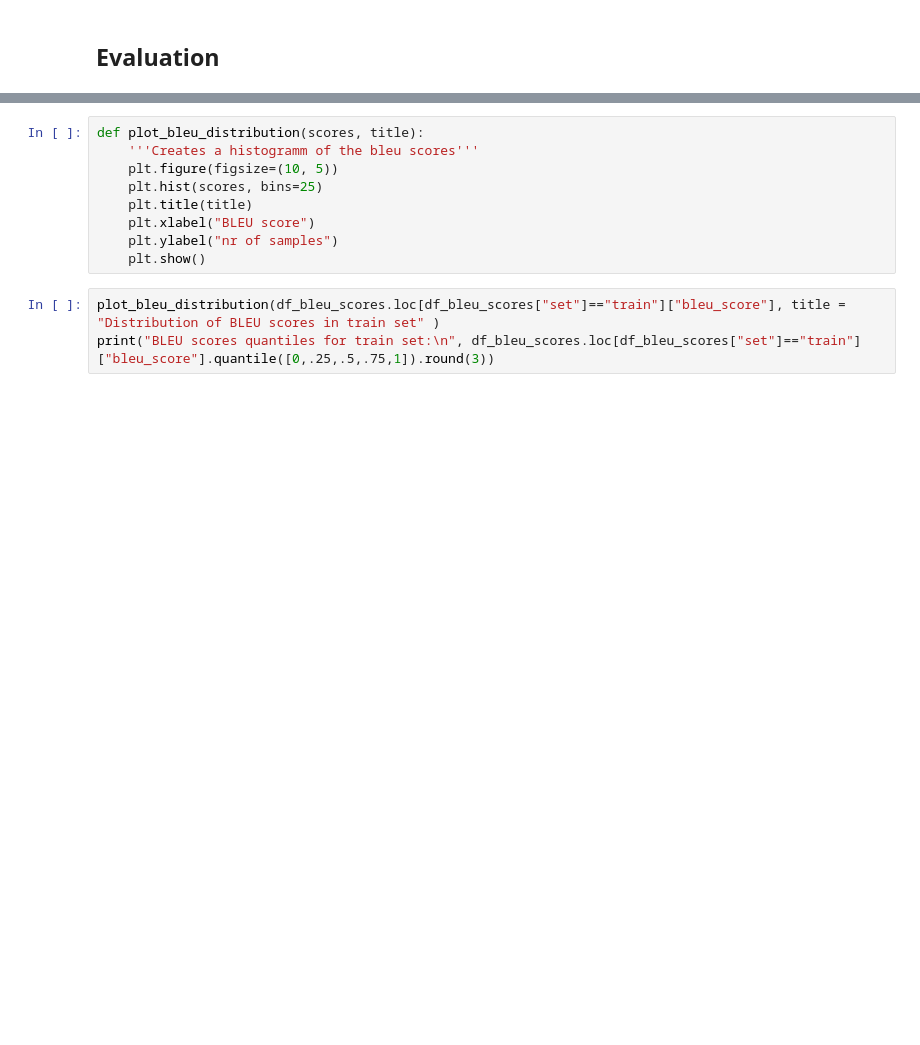
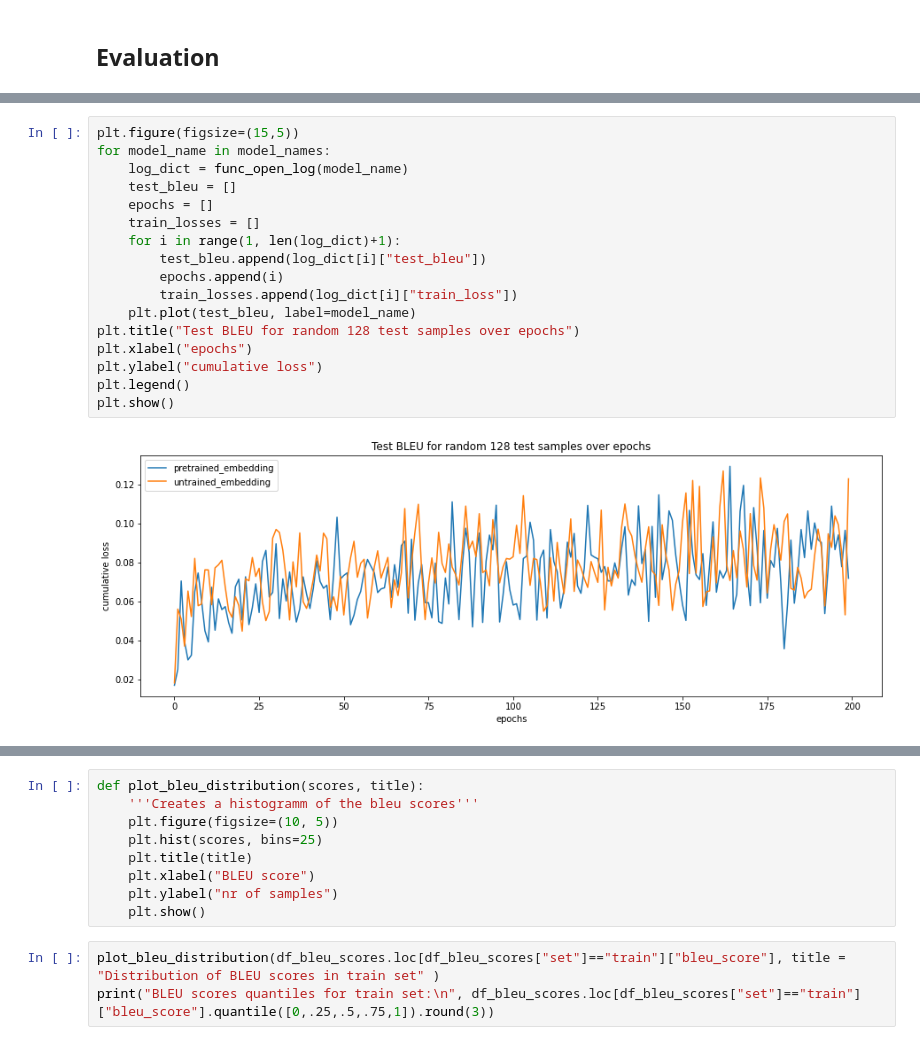
Before and after one commit to SimonLuder/FHNW_deep_learning_FS22, a Jupyter notebook: mini-challenges/mc2_image_captioning/mc2_main_notebook.ipynb, the cells around one changed output, grey strips where cells are left out. Drawn from its saved outputs; the diff is of its cells as text; blank space fills up the shorter version.

```diff
--- a/mini-challenges/mc2_image_captioning/mc2_main_notebook.ipynb
+++ b/mini-challenges/mc2_image_captioning/mc2_main_notebook.ipynb
@@ -738,0 +721,19 @@ plt.show()
+# %%
+plt.figure(figsize=(15,5))
+for model_name in model_names:
+    log_dict = func_open_log(model_name)
+    test_bleu = []
+    epochs = []
+    train_losses = []
+    for i in range(1, len(log_dict)+1):
+        test_bleu.append(log_dict[i]["test_bleu"])
+        epochs.append(i)
+        train_losses.append(log_dict[i]["train_loss"])
+    plt.plot(test_bleu, label=model_name)
+plt.title("Test BLEU for random 128 test samples over epochs")
+plt.xlabel("epochs")
+plt.ylabel("cumulative loss")
+plt.legend()
+plt.show()
+# %% [output]
+[figure, added]
```
Also changed, not shown: parts of 28 cells of this notebook, 5 other files.
